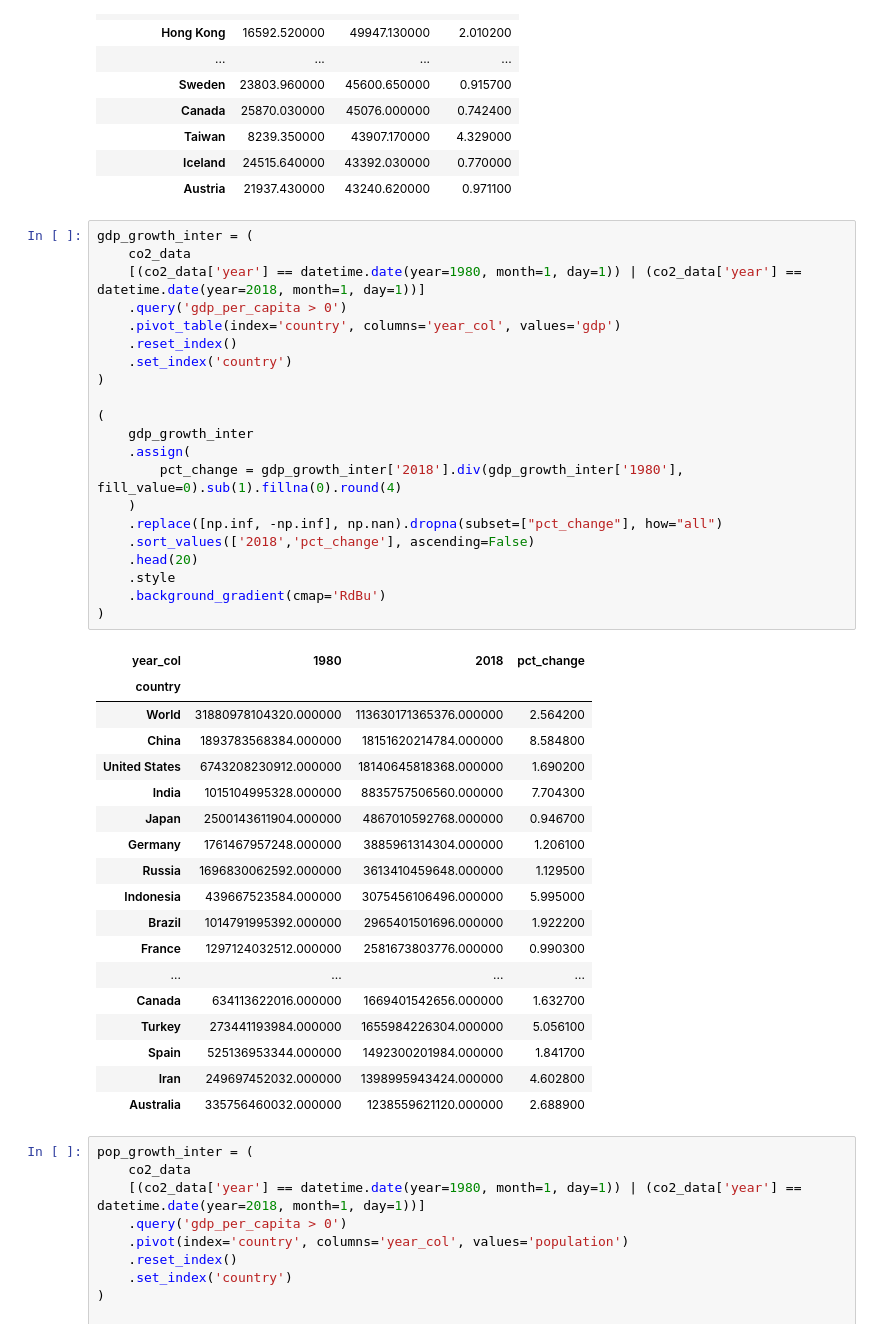
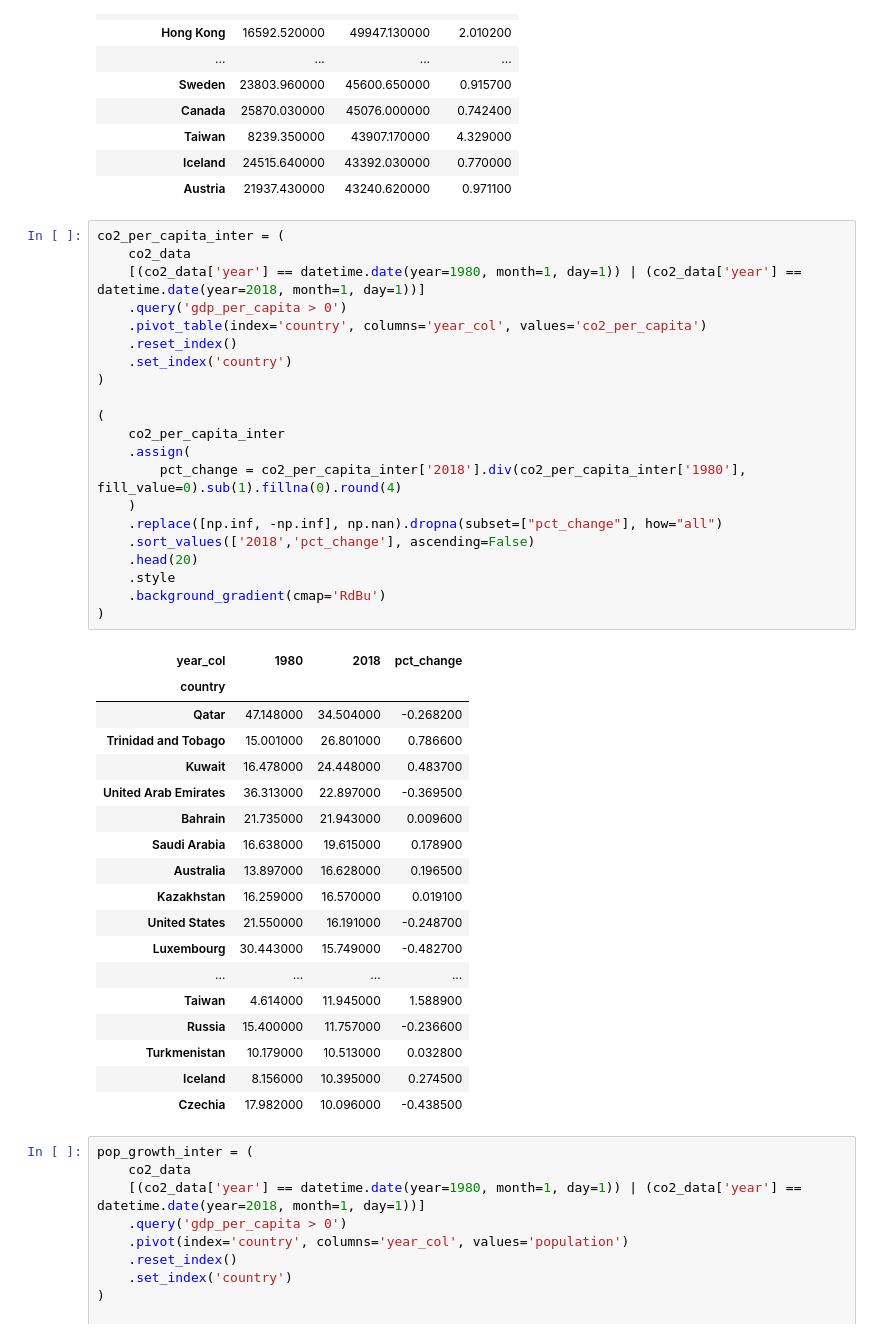
Before and after one commit to yuan-yexi/data-science-projects, a Jupyter notebook: notebooks/co2_emissions.ipynb, the cells around one changed output. Saved outputs shown, nothing was run; the diff lists cells and outputs as text.

Commit message:
made changes to CO2 emissions ranking table.

```diff
--- a/notebooks/co2_emissions.ipynb
+++ b/notebooks/co2_emissions.ipynb
@@ -57,45 +57,45 @@ gdppc_growth_inter = (
 | Iceland | 24515.640000 | 43392.030000 | 0.770000 |
 | Austria | 21937.430000 | 43240.620000 | 0.971100 |
 # %%
-gdp_growth_inter = (
+co2_per_capita_inter = (
     co2_data
     [(co2_data['year'] == datetime.date(year=1980, month=1, day=1)) | (co2_data['year'] == datetime.date(year=2018, month=1, day=1))]
     .query('gdp_per_capita > 0')
-    .pivot_table(index='country', columns='year_col', values='gdp')
+    .pivot_table(index='country', columns='year_col', values='co2_per_capita')
     .reset_index()
     .set_index('country')
 )
 
 (
-    gdp_growth_inter
+    co2_per_capita_inter
     .assign(
-        pct_change = gdp_growth_inter['2018'].div(gdp_growth_inter['1980'], fill_value=0).sub(1).fillna(0).round(4)
+        pct_change = co2_per_capita_inter['2018'].div(co2_per_capita_inter['1980'], fill_value=0).sub(1).fillna(0).round(4)
     )
     .replace([np.inf, -np.inf], np.nan).dropna(subset=["pct_change"], how="all")
     .sort_values(['2018','pct_change'], ascending=False)
     .head(20)
     .style
     .background_gradient(cmap='RdBu')
 )
 # %% [output]
 | year_col | 1980 | 2018 | pct_change |
 | country |  |  |  |
-| World | 31880978104320.000000 | 113630171365376.000000 | 2.564200 |
-| China | 1893783568384.000000 | 18151620214784.000000 | 8.584800 |
-| United States | 6743208230912.000000 | 18140645818368.000000 | 1.690200 |
-| India | 1015104995328.000000 | 8835757506560.000000 | 7.704300 |
-| Japan | 2500143611904.000000 | 4867010592768.000000 | 0.946700 |
-| Germany | 1761467957248.000000 | 3885961314304.000000 | 1.206100 |
-| Russia | 1696830062592.000000 | 3613410459648.000000 | 1.129500 |
-| Indonesia | 439667523584.000000 | 3075456106496.000000 | 5.995000 |
-| Brazil | 1014791995392.000000 | 2965401501696.000000 | 1.922200 |
-| France | 1297124032512.000000 | 2581673803776.000000 | 0.990300 |
+| Qatar | 47.148000 | 34.504000 | -0.268200 |
+| Trinidad and Tobago | 15.001000 | 26.801000 | 0.786600 |
+| Kuwait | 16.478000 | 24.448000 | 0.483700 |
+| United Arab Emirates | 36.313000 | 22.897000 | -0.369500 |
+| Bahrain | 21.735000 | 21.943000 | 0.009600 |
+| Saudi Arabia | 16.638000 | 19.615000 | 0.178900 |
+| Australia | 13.897000 | 16.628000 | 0.196500 |
+| Kazakhstan | 16.259000 | 16.570000 | 0.019100 |
+| United States | 21.550000 | 16.191000 | -0.248700 |
+| Luxembourg | 30.443000 | 15.749000 | -0.482700 |
 | ... | ... | ... | ... |
-| Canada | 634113622016.000000 | 1669401542656.000000 | 1.632700 |
-| Turkey | 273441193984.000000 | 1655984226304.000000 | 5.056100 |
-| Spain | 525136953344.000000 | 1492300201984.000000 | 1.841700 |
-| Iran | 249697452032.000000 | 1398995943424.000000 | 4.602800 |
-| Australia | 335756460032.000000 | 1238559621120.000000 | 2.688900 |
+| Taiwan | 4.614000 | 11.945000 | 1.588900 |
+| Russia | 15.400000 | 11.757000 | -0.236600 |
+| Turkmenistan | 10.179000 | 10.513000 | 0.032800 |
+| Iceland | 8.156000 | 10.395000 | 0.274500 |
+| Czechia | 17.982000 | 10.096000 | -0.438500 |
 # %%
 pop_growth_inter = (
     co2_data
```
Also changed, not shown: parts of 3 cells of this notebook.
